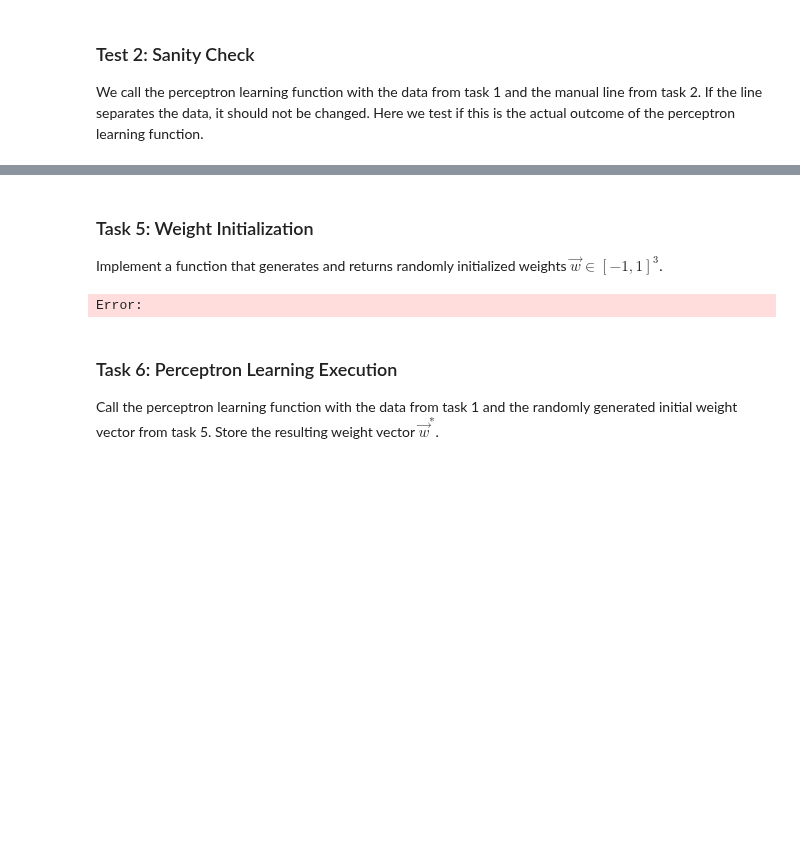
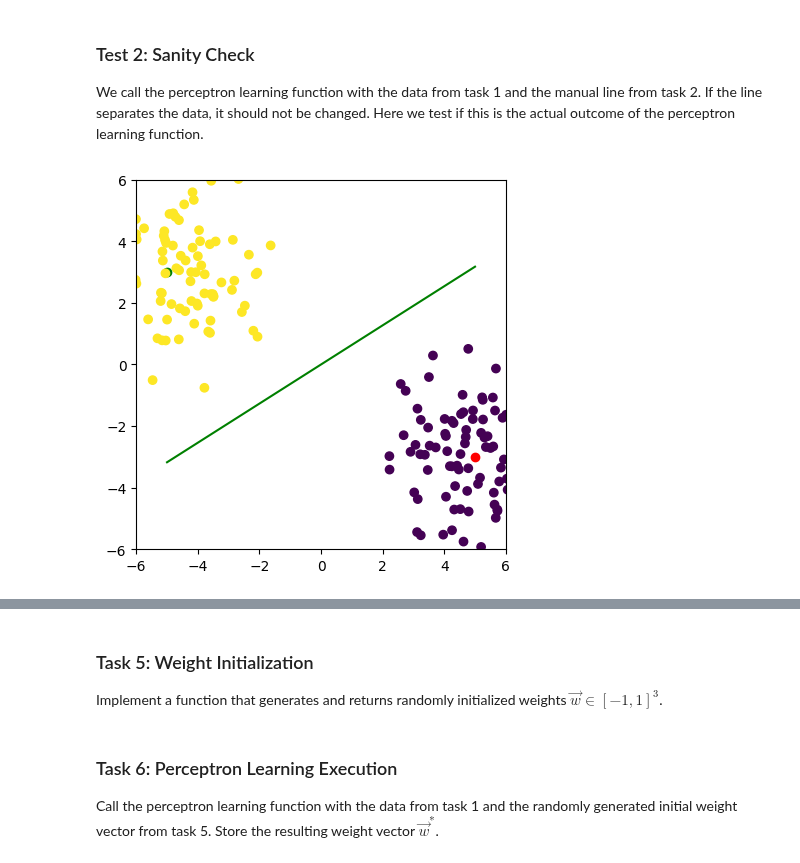
Before and after one commit to danielbarco/deeplearning, a Jupyter notebook: Assignment01.ipynb, the cells around one changed output, grey strips where cells are left out. Drawn from its saved outputs; the diff is of its cells as text; code cells hidden in the pictures; blank space fills up the shorter version.

```diff
--- a/Assignment01.ipynb
+++ b/Assignment01.ipynb
@@ -165,9 +208,10 @@ We call the perceptron learning function with the data from task 1 and the manua
 # %%
 w_star = perceptron_learning(X, T, w_manual)
 
 # check if the output is as expected
-if numpy.any(w_manual != w_star):
+if np.any(w_manual != w_star):
     print("Warning: the perceptron algorithm seems to be wrong")
 else:
     print("As desired, perceptron learning does not optimize an already separating line")
 # %% [output]
+[figure, added]
@@ -178,9 +222,7 @@ Error:
 Implement a function that generates and returns randomly initialized weights $\vec w \in [-1,1]^3$.
 # %%
 def random_weights(lowest = -1, highest = 1):
-  ...
+  return np.random.uniform(lowest, highest, 2)
-# %% [output]
-Error:
 # %% [markdown]
 ### Task 6: Perceptron Learning Execution
 
```
Also changed, not shown: parts of 18 cells of this notebook.
